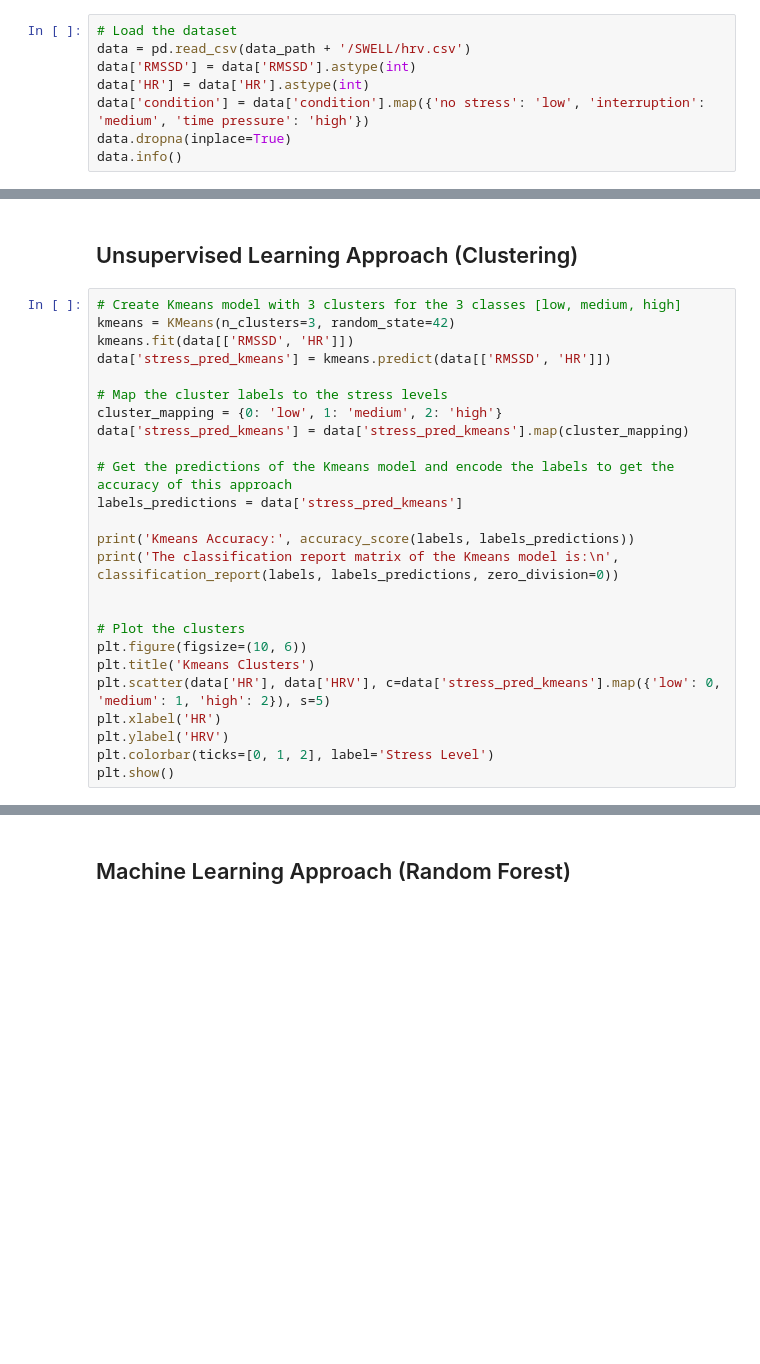
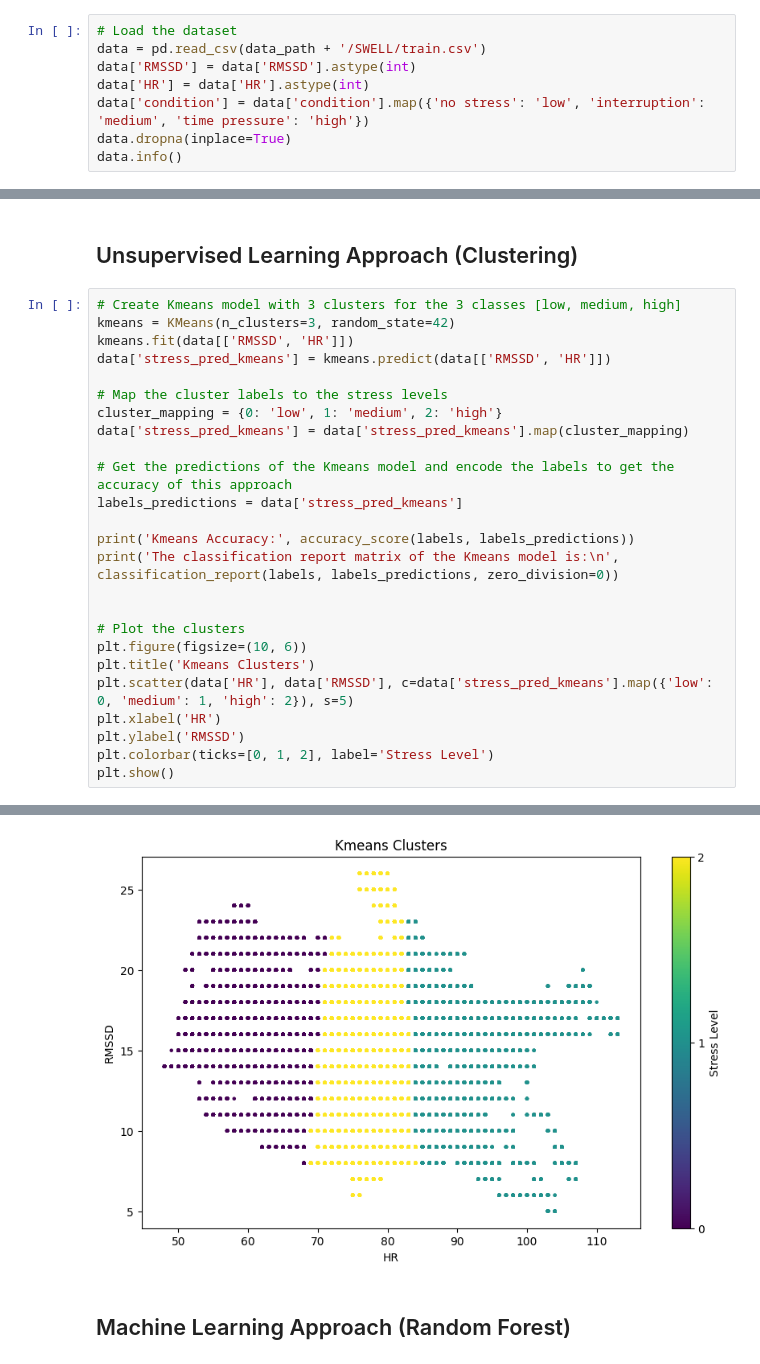
Before and after one commit to StamatisOrfanos/Stress_Detection, a Jupyter notebook: stress_detection.ipynb, the cells around one changed output, grey strips where cells are left out. Cells and saved outputs as stored; diff of their text form; blank space fills up the shorter version.

Commit message:
Get stress detection results with new HRV calculator function

```diff
--- a/stress_detection.ipynb
+++ b/stress_detection.ipynb
@@ -441,7 +718,7 @@ plt.show()
 # SWELL Dataset
 # %%
 # Load the dataset
-data = pd.read_csv(data_path + '/SWELL/hrv.csv')
+data = pd.read_csv(data_path + '/SWELL/train.csv')
 data['RMSSD'] = data['RMSSD'].astype(int)
 data['HR'] = data['HR'].astype(int)
 data['condition'] = data['condition'].map({'no stress': 'low', 'interruption': 'medium', 'time pressure': 'high'})
@@ -480,8 +787,9 @@ print('The classification report matrix of the Kmeans model is:\n', classificati
 # Plot the clusters
 plt.figure(figsize=(10, 6))
 plt.title('Kmeans Clusters')
-plt.scatter(data['HR'], data['HRV'], c=data['stress_pred_kmeans'].map({'low': 0, 'medium': 1, 'high': 2}), s=5)
+plt.scatter(data['HR'], data['RMSSD'], c=data['stress_pred_kmeans'].map({'low': 0, 'medium': 1, 'high': 2}), s=5)
 plt.xlabel('HR')
-plt.ylabel('HRV')
+plt.ylabel('RMSSD')
 plt.colorbar(ticks=[0, 1, 2], label='Stress Level')
 plt.show()
+# %% [output]
@@ -488,3 +807,4 @@ plt.show()
+[figure, added]
 # %% [markdown]
 ## Machine Learning Approach (Random Forest)
 # %%
```
Also changed, not shown: parts of 30 cells of this notebook, 1 other file.
